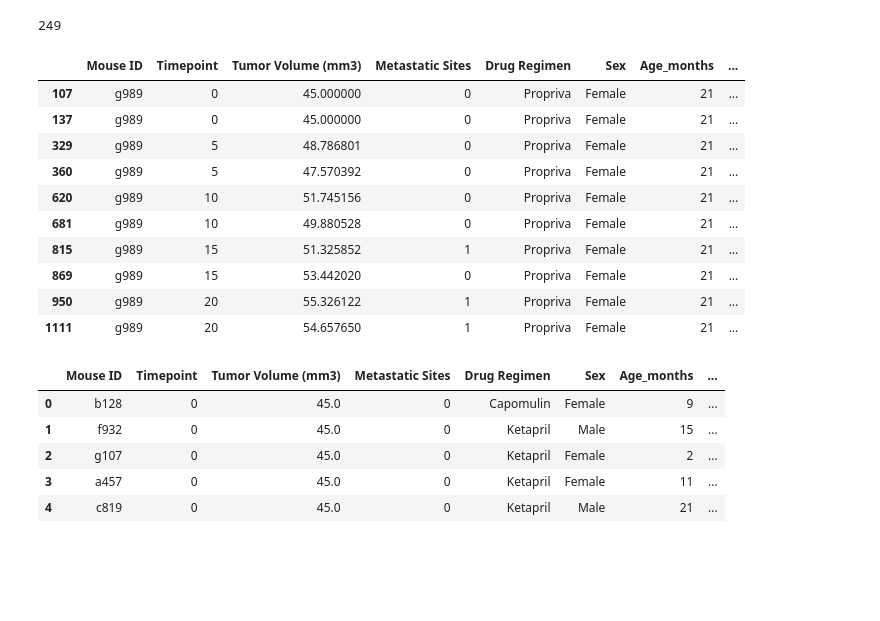
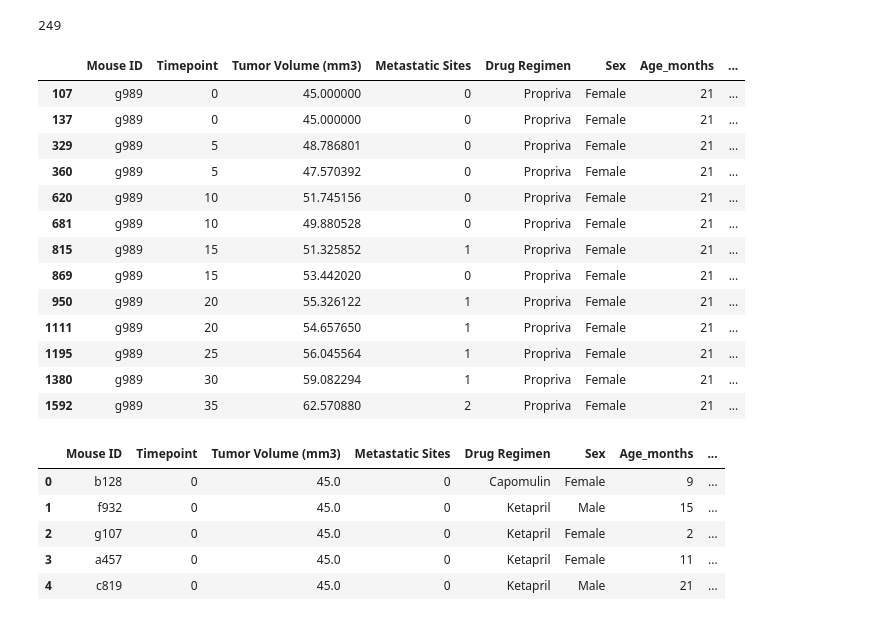
Before and after one commit to dtjskim/visualization-challenge, a Jupyter notebook: Pymaceuticals/pymaceuticals_starter.ipynb, the cells around one changed output. Drawn from its saved outputs; the diff is of its cells as text; code cells hidden in the pictures; blank space fills up the shorter version.

```diff
--- a/Pymaceuticals/pymaceuticals_starter.ipynb
+++ b/Pymaceuticals/pymaceuticals_starter.ipynb
@@ -20,13 +20,8 @@ mouse_metadata = pd.read_csv(mouse_metadata_path)
 study_results = pd.read_csv(study_results_path)
 
 # Combine the data into a single DataFrame
-combined_df = pd.merge(study_results, mouse_metadata, how="inner", on=["Mouse ID"])
+combined_df = pd.merge(study_results, mouse_metadata, how="inner", on="Mouse ID")
 combined_df = combined_df[['Mouse ID', 'Timepoint', 'Tumor Volume (mm3)', 'Metastatic Sites', 'Drug Regimen', 'Sex', 'Age_months', 'Weight (g)']]
-
-#combined_df_mod = pd.DataFrame(combined_df.loc[(combined_df['Timepoint']==0) & (combined_df['Metastatic Sites']==0),:])
-#combined_df_mod = combined_df_mod[['Mouse ID', 'Timepoint', 'Tumor Volume (mm3)', 'Metastatic Sites', 'Drug Regimen', 'Sex', 'Age_months', 'Weight (g)']]
-#combined_df_mod["Tumor Volume (mm3)"] = combined_df_mod["Tumor Volume (mm3)"].map("{:,.1f}".format)
-#combined_df_mod_bydrug = combined_df_mod.sort_values(['Drug Regimen'], ascending=True)
 
 # Display the data table for preview
 combined_df.head()
@@ -50,17 +45,22 @@ duplicate_rows = combined_df[combined_df.duplicated(subset=['Mouse ID', 'Timepoi
 # %%
 # Optional: Get all the data for the duplicate mouse ID.
-duplicate_rows
+duplicate_mouse_ids = duplicate_rows['Mouse ID'].unique()
+duplicate_data = combined_df[combined_df['Mouse ID'].isin(duplicate_mouse_ids)]
+duplicate_data
 # %% [output]
 |  | Mouse ID | Timepoint | Tumor Volume (mm3) | Metastatic Sites | Drug Regimen | Sex | Age_months | ... |
 | 107 | g989 | 0 | 45.000000 | 0 | Propriva | Female | 21 | ... |
 | 137 | g989 | 0 | 45.000000 | 0 | Propriva | Female | 21 | ... |
 | 329 | g989 | 5 | 48.786801 | 0 | Propriva | Female | 21 | ... |
 | 360 | g989 | 5 | 47.570392 | 0 | Propriva | Female | 21 | ... |
 | 620 | g989 | 10 | 51.745156 | 0 | Propriva | Female | 21 | ... |
 | 681 | g989 | 10 | 49.880528 | 0 | Propriva | Female | 21 | ... |
 | 815 | g989 | 15 | 51.325852 | 1 | Propriva | Female | 21 | ... |
 | 869 | g989 | 15 | 53.442020 | 0 | Propriva | Female | 21 | ... |
 | 950 | g989 | 20 | 55.326122 | 1 | Propriva | Female | 21 | ... |
 | 1111 | g989 | 20 | 54.657650 | 1 | Propriva | Female | 21 | ... |
+| 1195 | g989 | 25 | 56.045564 | 1 | Propriva | Female | 21 | ... |
+| 1380 | g989 | 30 | 59.082294 | 1 | Propriva | Female | 21 | ... |
+| 1592 | g989 | 35 | 62.570880 | 2 | Propriva | Female | 21 | ... |
 # %%
 # Create a clean DataFrame by dropping the duplicate mouse by its ID.
```
Also changed, not shown: parts of 9 cells of this notebook.
